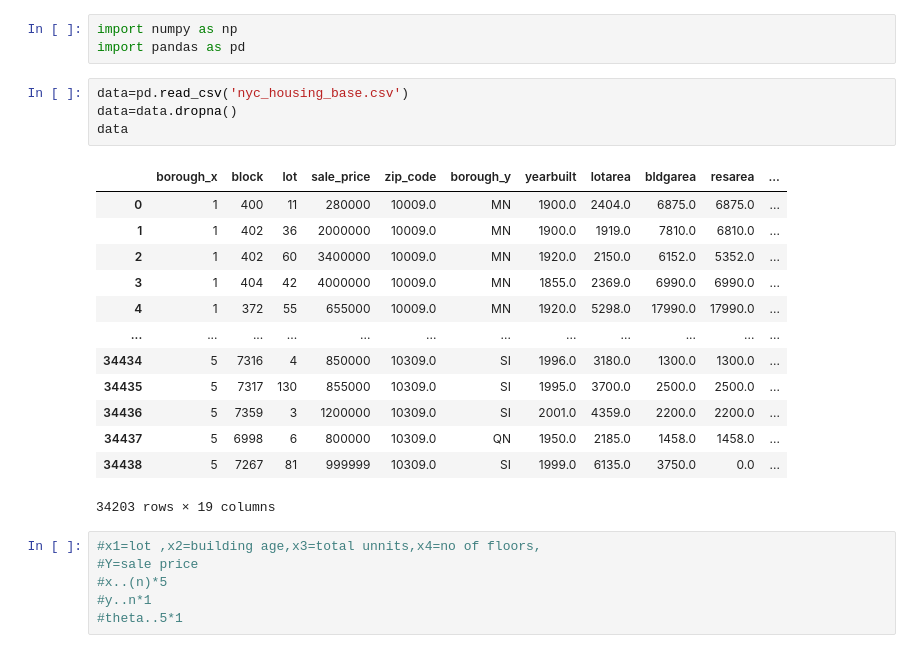
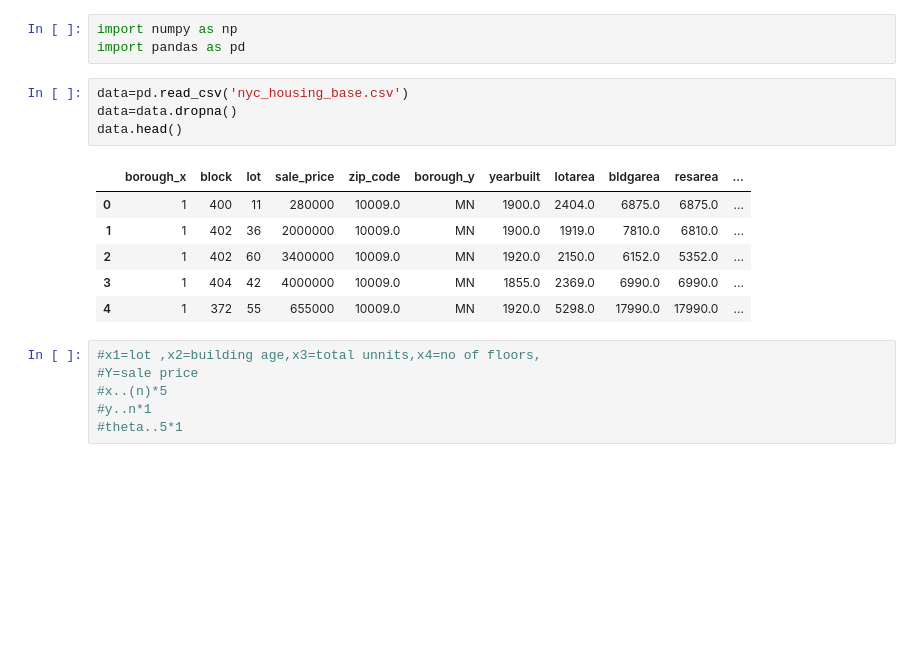
Before and after one commit to ssmruti136-cpu/Steepest_descennt_method, a Jupyter notebook: sdm.ipynb, the cells around one changed output. Drawn from its saved outputs; the diff is of its cells as text; blank space fills up the shorter version.

```diff
--- a/sdm.ipynb
+++ b/sdm.ipynb
@@ -4,21 +4,14 @@ import pandas as pd
 # %%
 data=pd.read_csv('nyc_housing_base.csv')
 data=data.dropna()
-data
+data.head()
 # %% [output]
 |  | borough_x | block | lot | sale_price | zip_code | borough_y | yearbuilt | lotarea | bldgarea | resarea | ... |
 | 0 | 1 | 400 | 11 | 280000 | 10009.0 | MN | 1900.0 | 2404.0 | 6875.0 | 6875.0 | ... |
 | 1 | 1 | 402 | 36 | 2000000 | 10009.0 | MN | 1900.0 | 1919.0 | 7810.0 | 6810.0 | ... |
 | 2 | 1 | 402 | 60 | 3400000 | 10009.0 | MN | 1920.0 | 2150.0 | 6152.0 | 5352.0 | ... |
 | 3 | 1 | 404 | 42 | 4000000 | 10009.0 | MN | 1855.0 | 2369.0 | 6990.0 | 6990.0 | ... |
 | 4 | 1 | 372 | 55 | 655000 | 10009.0 | MN | 1920.0 | 5298.0 | 17990.0 | 17990.0 | ... |
-| ... | ... | ... | ... | ... | ... | ... | ... | ... | ... | ... | ... |
-| 34434 | 5 | 7316 | 4 | 850000 | 10309.0 | SI | 1996.0 | 3180.0 | 1300.0 | 1300.0 | ... |
-| 34435 | 5 | 7317 | 130 | 855000 | 10309.0 | SI | 1995.0 | 3700.0 | 2500.0 | 2500.0 | ... |
-| 34436 | 5 | 7359 | 3 | 1200000 | 10309.0 | SI | 2001.0 | 4359.0 | 2200.0 | 2200.0 | ... |
-| 34437 | 5 | 6998 | 6 | 800000 | 10309.0 | QN | 1950.0 | 2185.0 | 1458.0 | 1458.0 | ... |
-| 34438 | 5 | 7267 | 81 | 999999 | 10309.0 | SI | 1999.0 | 6135.0 | 3750.0 | 0.0 | ... |
-34203 rows × 19 columns
 # %%
 #x1=lot ,x2=building age,x3=total unnits,x4=no of floors,
 #Y=sale price
```
Also changed, not shown: parts of 5 cells of this notebook.
